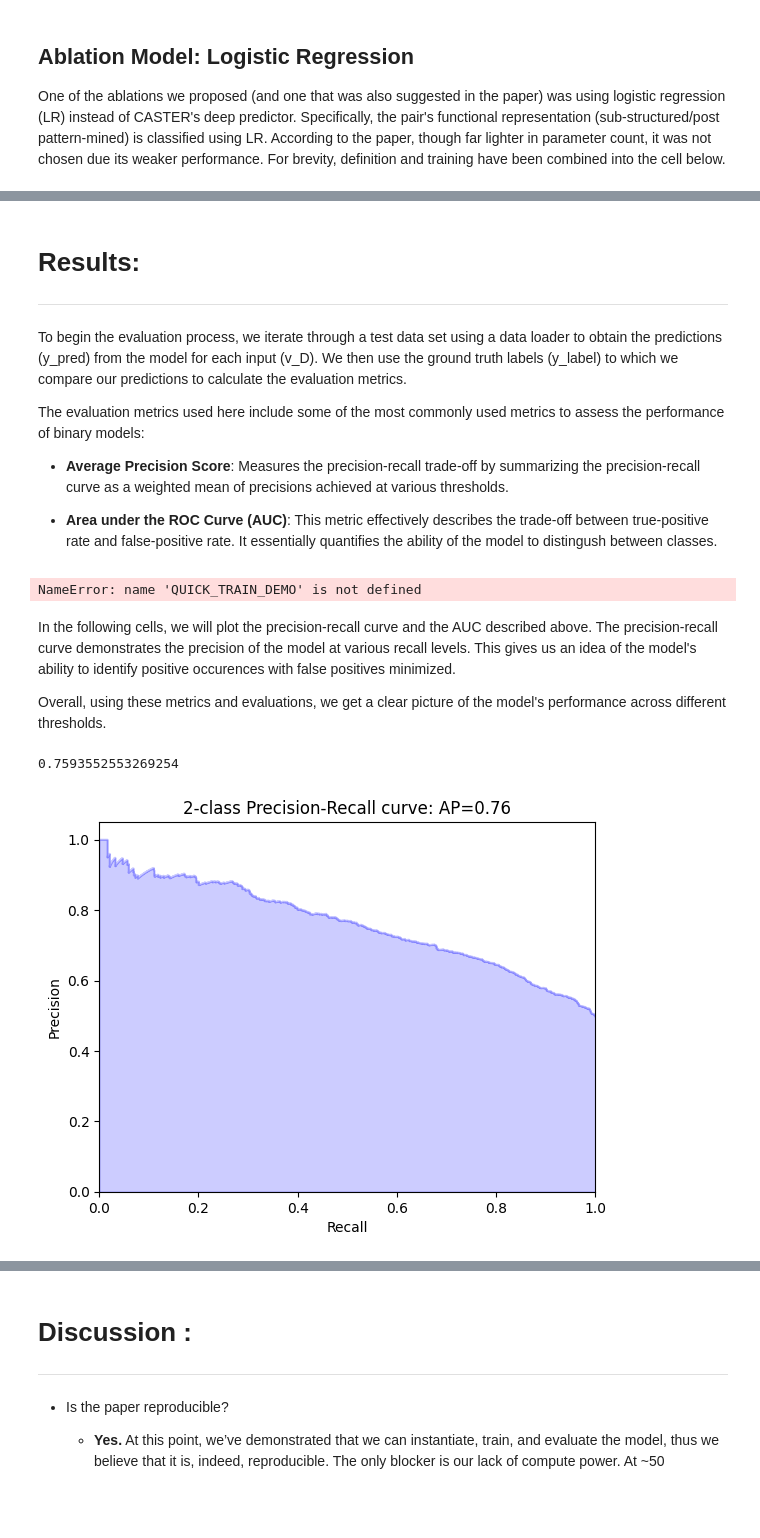
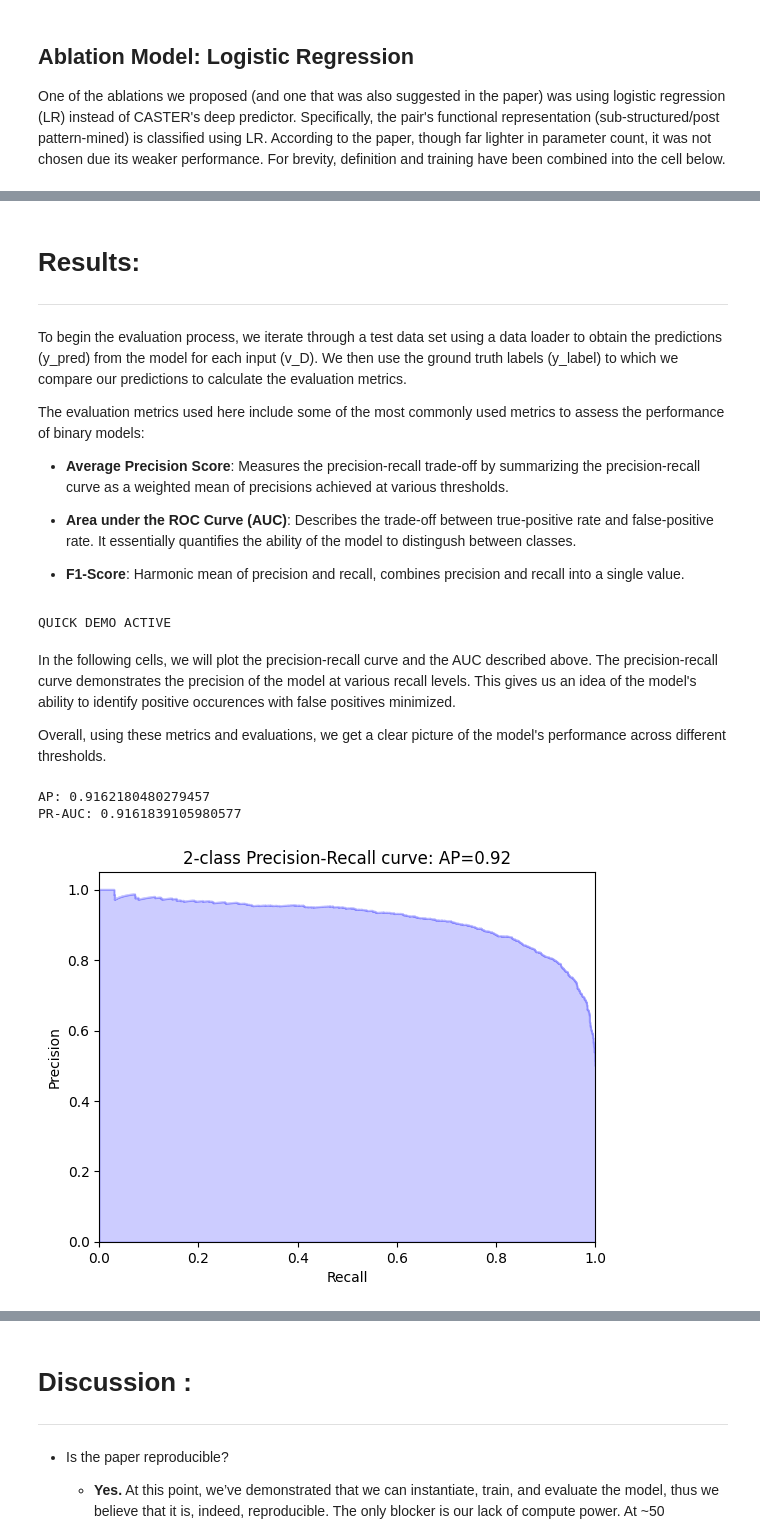
Before and after one commit to athenafung1/deep-learning-for-healthcare-final-project, a Jupyter notebook: DL4H_Team_113.ipynb, the cells around one changed output, grey strips where cells are left out. Drawn from its saved outputs; the diff is of its cells as text; code cells hidden in the pictures; blank space fills up the shorter version.

Commit message:
Added requirements.txt and fresh trained model
+It's performing unusually well?

```diff
--- a/DL4H_Team_113.ipynb
+++ b/DL4H_Team_113.ipynb
@@ -554,14 +557,15 @@ for tr_epo in range(TRAIN_EPOCHS):
         total_loss.backward()
         opt.step()
 
-        print(  'Training at Epoch ' + str(tr_epo) + \
-                ' iteration ' + str(iter_idx) + \
-                ', total loss is ' + '%.3f' % (total_loss.detach().numpy()) + \
-                ', proj loss is ' + '%.3f' % (loss_p.detach().numpy()) + \
-                ', recon loss is ' + '%.3f' % (loss_r.detach().numpy()) + \
-                ', classification loss is ' + '%.3f' % (loss_c.detach().numpy()))
+        if iter_idx % 10 == 0:
+            print(  'Training at Epoch ' + str(tr_epo) + \
+                    ' iteration ' + str(iter_idx) + \
+                    ', total loss is ' + '%.3f' % (total_loss.detach().numpy()) + \
+                    ', proj loss is ' + '%.3f' % (loss_p.detach().numpy()) + \
+                    ', recon loss is ' + '%.3f' % (loss_r.detach().numpy()) + \
+                    ', classification loss is ' + '%.3f' % (loss_c.detach().numpy()))
 
-        if QUICK_TRAIN_DEMO and iter_idx >= 64:
+        if QUICK_TRAIN_DEMO and iter_idx >= 128:
             break
     if QUICK_TRAIN_DEMO:
         break
@@ -637,7 +641,9 @@ The evaluation metrics used here include some of the most commonly used metrics
 
 * **Average Precision Score**: Measures the precision-recall trade-off by summarizing the precision-recall curve as a weighted mean of precisions achieved at various thresholds.
 
-* **Area under the ROC Curve (AUC)**: This metric effectively describes the trade-off between true-positive rate and false-positive rate. It essentially quantifies the ability of the model to distingush between classes.
+* **Area under the ROC Curve (AUC)**: Describes the trade-off between true-positive rate and false-positive rate. It essentially quantifies the ability of the model to distingush between classes.
+
+* **F1-Score**: Harmonic mean of precision and recall, combines precision and recall into a single value.
 # %%
 params = {
         'batch_size': 128,
@@ -678,32 +684,37 @@ for iter_idx, (v_D, label) in tqdm(enumerate(test_generator_sup)):
     log_reg_y_pred = log_reg_y_pred + lr_outputs.flatten().tolist()
 
     #Stop early at 16 iterations if QUICK_DEMO
-    if QUICK_TRAIN_DEMO and iter_idx > 16:
+    if QUICK_TRAIN_DEMO and iter_idx > 32:
         break
 # %% [output]
-NameError: name 'QUICK_TRAIN_DEMO' is not defined
+QUICK DEMO ACTIVE
 # %% [markdown]
 In the following cells, we will plot the precision-recall curve and the AUC described above. The precision-recall curve demonstrates the precision of the model at various recall levels. This gives us an idea of the model's ability to identify positive occurences with false positives minimized.
 
 Overall, using these metrics and evaluations, we get a clear picture of the model's performance across different thresholds.
 # %%
-from sklearn.metrics import average_precision_score, precision_recall_curve
+#===== PR-AUC =====
+from sklearn.metrics import average_precision_score, precision_recall_curve, auc
 
 average_precision = average_precision_score(caster_y_label, caster_y_pred)
-precision, recall, _ = precision_recall_curve(caster_y_label, caster_y_pred)
+caster_precisions, caster_recalls, pr_thresholds = precision_recall_curve(caster_y_label, caster_y_pred)
 
-plt.step(recall, precision, color='b', alpha=0.2,
+plt.step(caster_recalls, caster_precisions, color='b', alpha=0.2,
          where='post')
-plt.fill_between(recall, precision, alpha=0.2, color='b')
+plt.fill_between(caster_recalls, caster_precisions, alpha=0.2, color='b')
 
 plt.xlabel('Recall')
 plt.ylabel('Precision')
 plt.ylim([0.0, 1.05])
 plt.xlim([0.0, 1.0])
-plt.title('2-class Precision-Recall curve: AP={0:0.2f}'.format(
-          average_precision))
-average_precision
+plt.title('2-class Precision-Recall curve: AP={0:0.2f}'.format(average_precision))
+
+print("AP:",average_precision)
+
+caster_pr_auc = auc(caster_recalls, caster_precisions)
+print("PR-AUC:", caster_pr_auc)
 # %% [output]
-0.7593552553269254
+AP: 0.9162180480279457
+PR-AUC: 0.9161839105980577
-[figure, old version]
+[figure, new version]
 # %%
```
Also changed, not shown: parts of 13 cells of this notebook, 2 other files.
